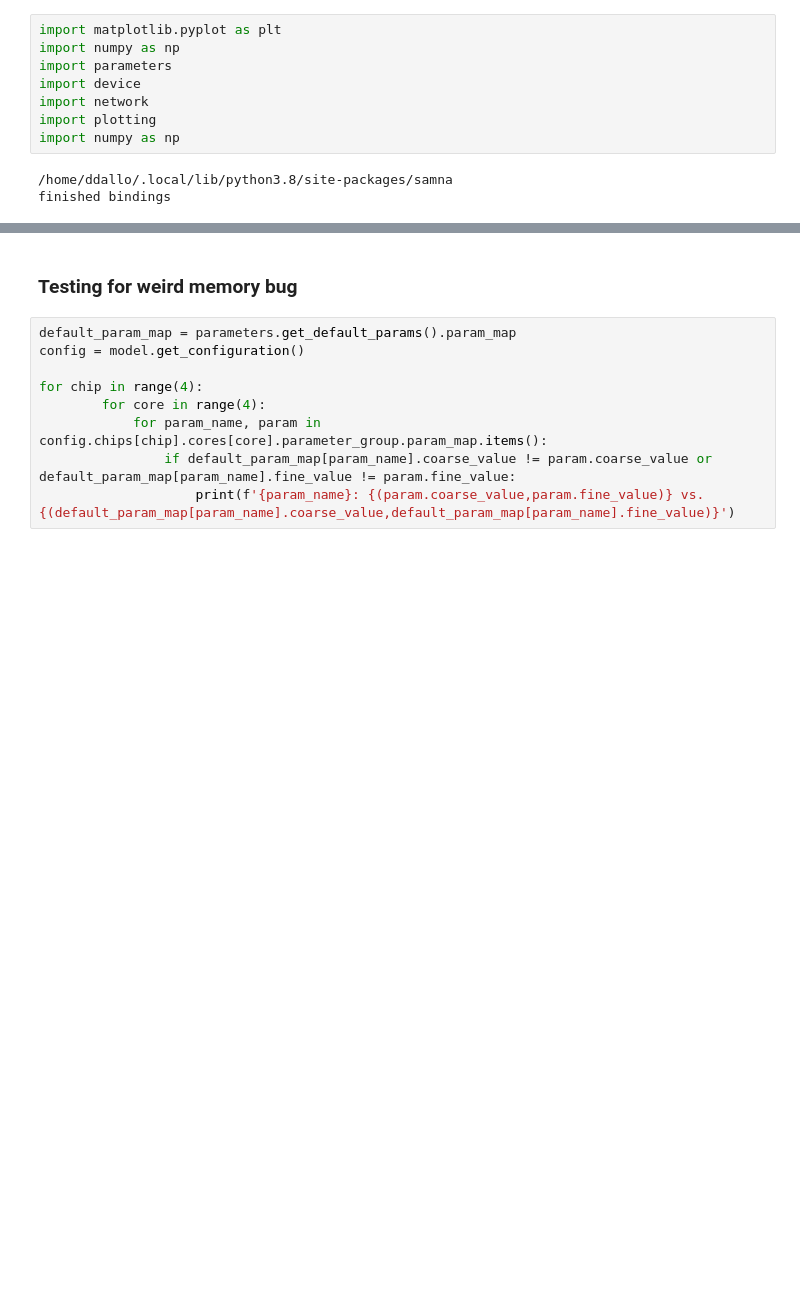
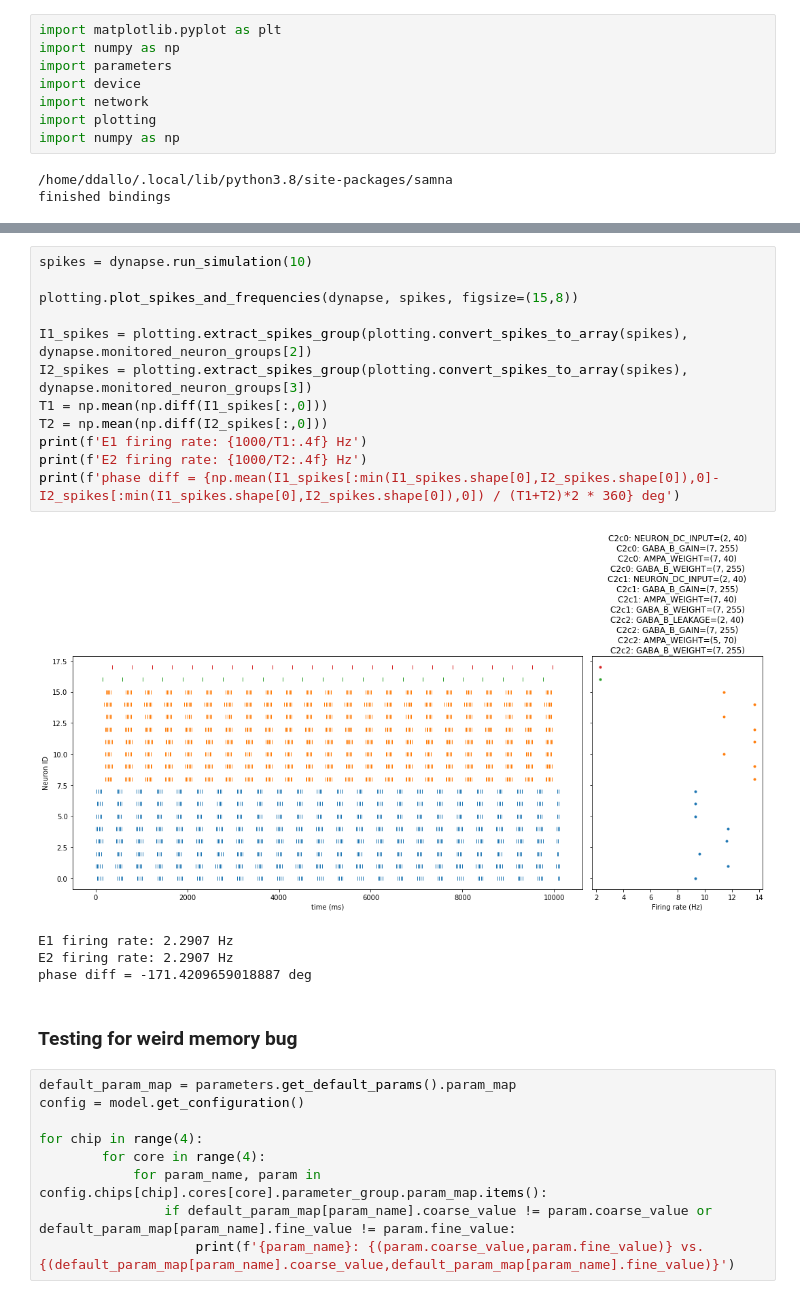
Before and after one commit to neuromorphic-CPG/neuromorphic-CPG, a Jupyter notebook: plot_spikes_oscillator.ipynb, the cells around one changed output, grey strips where cells are left out. Drawn from its saved outputs; the diff is of its cells as text; blank space fills up the shorter version.

Commit message:
Experimental tuning of oscillators - strong II inhibition seems to have solved the antiphase problem, for a certain range of frequencies (not too low)

```diff
--- a/plot_spikes_oscillator.ipynb
+++ b/plot_spikes_oscillator.ipynb
@@ -127,3 +104,20 @@ plotting.plot_spikes_and_frequencies(dynapse, spikes, figsize=(15,8))
+# %%
+spikes = dynapse.run_simulation(10)
+
+plotting.plot_spikes_and_frequencies(dynapse, spikes, figsize=(15,8))
+
+I1_spikes = plotting.extract_spikes_group(plotting.convert_spikes_to_array(spikes), dynapse.monitored_neuron_groups[2])
+I2_spikes = plotting.extract_spikes_group(plotting.convert_spikes_to_array(spikes), dynapse.monitored_neuron_groups[3])
+T1 = np.mean(np.diff(I1_spikes[:,0]))
+T2 = np.mean(np.diff(I2_spikes[:,0]))
+print(f'E1 firing rate: {1000/T1:.4f} Hz')
+print(f'E2 firing rate: {1000/T2:.4f} Hz')
+print(f'phase diff = {np.mean(I1_spikes[:min(I1_spikes.shape[0],I2_spikes.shape[0]),0]-I2_spikes[:min(I1_spikes.shape[0],I2_spikes.shape[0]),0]) / (T1+T2)*2 * 360} deg')
+# %% [output]
+[figure, added]
+E1 firing rate: 2.2907 Hz
+E2 firing rate: 2.2907 Hz
+phase diff = -171.4209659018887 deg
 # %% [markdown]
 ### Testing for weird memory bug
 # %%
```
Also changed, not shown: parts of 6 cells of this notebook.
